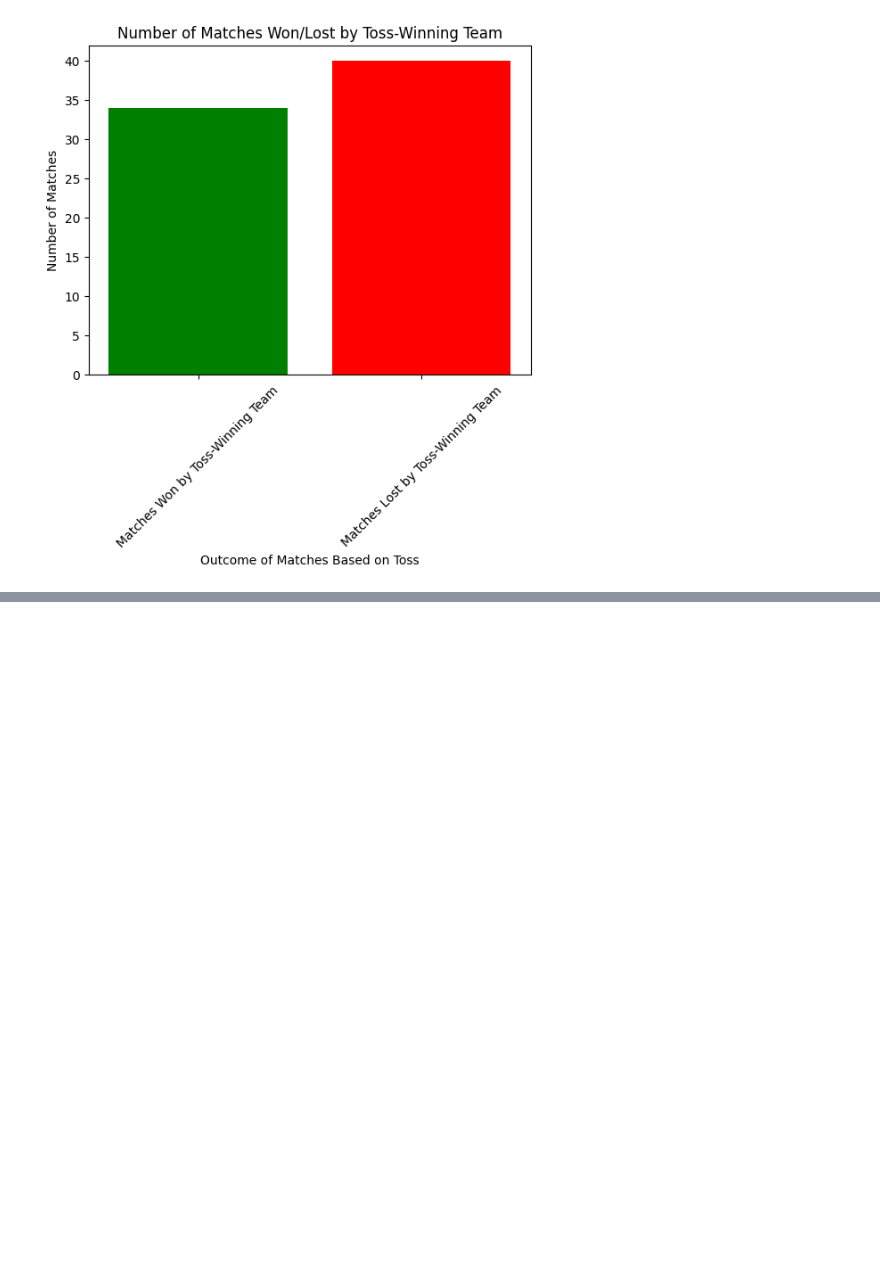
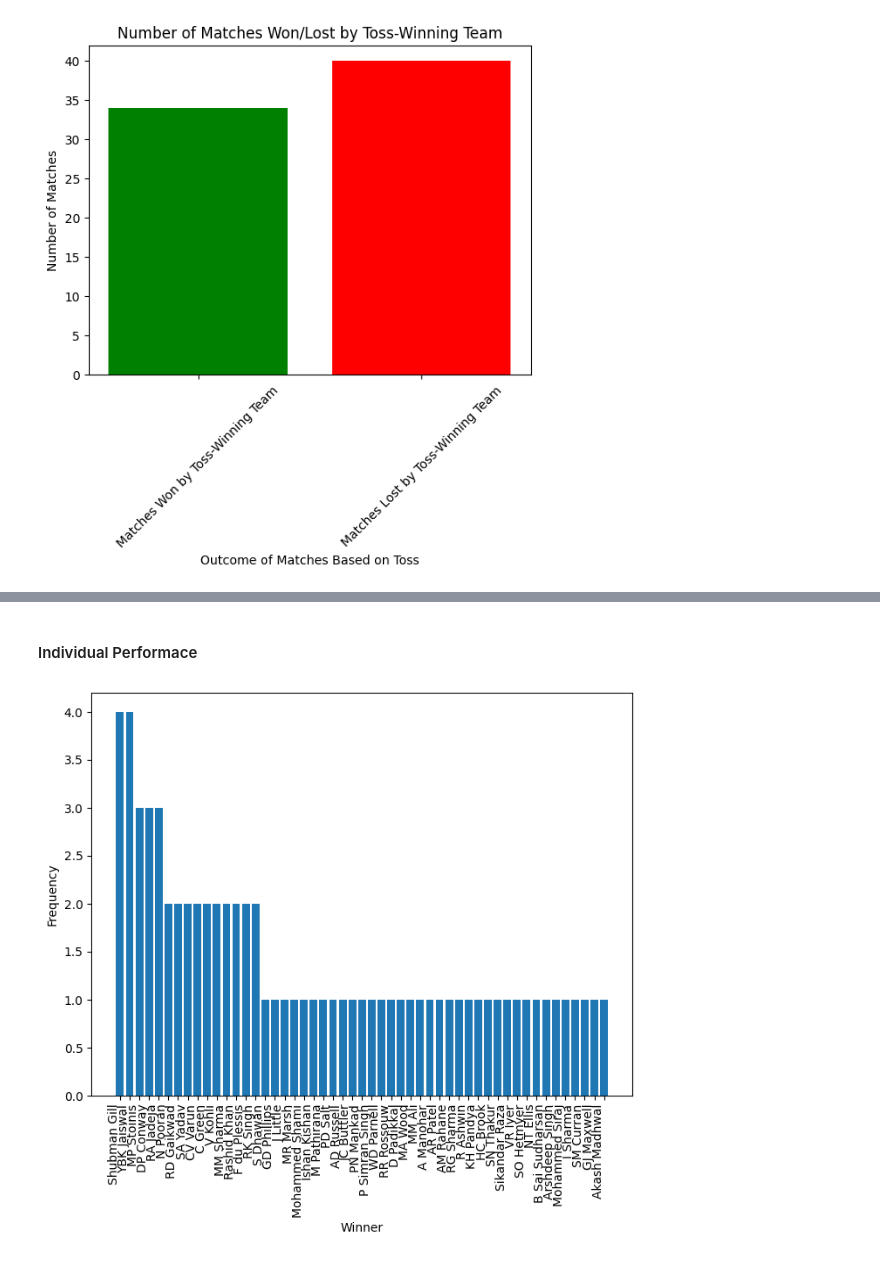
Before and after one commit to srupat/CSI-AIML, a Jupyter notebook: task 1/pandas_numpy_matplotlib_seaborn.ipynb, the cells around one changed output, grey strips where cells are left out. Cells and saved outputs as stored; diff of their text form; code cells hidden in the pictures; blank space fills up the shorter version.

```diff
--- a/task 1/pandas_numpy_matplotlib_seaborn.ipynb
+++ b/task 1/pandas_numpy_matplotlib_seaborn.ipynb
@@ -117,0 +128,15 @@ Matches won by fielding first : 23
+# %% [markdown]
+#### Individual Performace
+# %%
+frequency_series = matches_df['man_of_match'].value_counts()
+frequency_list = frequency_series.reset_index().values.tolist()
+categories, frequencies = zip(*frequency_list)
+
+plt.figure(figsize=(8,6))
+plt.bar(categories,frequencies)
+plt.xlabel('Winner')
+plt.ylabel('Frequency')
+plt.xticks(rotation = 90,ha='right')
+plt.show()
+# %% [output]
+[figure, added]
```
Also changed, not shown: parts of 5 cells of this notebook.
